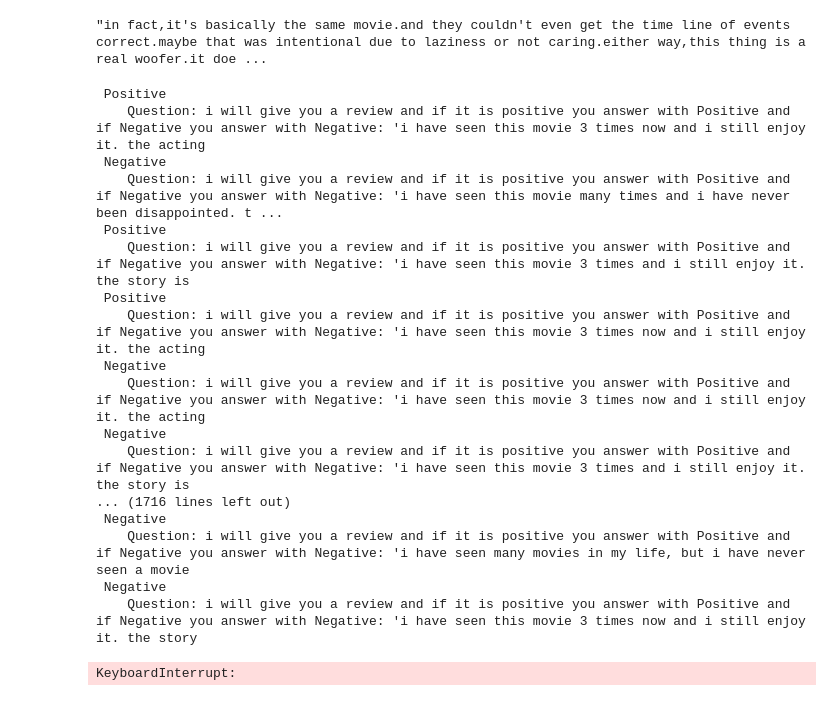
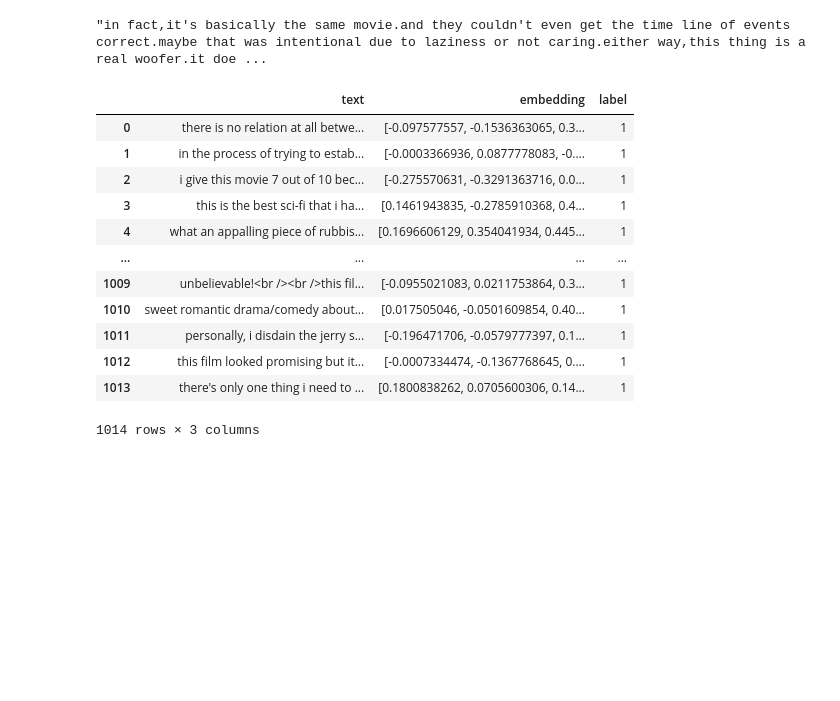
Before and after one commit to SoheilHajianManesh/Data-Sciense-Course-Projects, a Jupyter notebook: CA7/LLM.ipynb, the cells around one changed output. Drawn from its saved outputs; the diff is of its cells as text; code cells hidden in the pictures; blank space fills up the shorter version.

```diff
--- a/CA7/LLM.ipynb
+++ b/CA7/LLM.ipynb
@@ -205,9 +209,9 @@ In Chain of Thought (CoT), we guide the model with one or more examples and prov
 # %%
 import pandas as pd
 # %%
-df_train = pd.read_csv("/content/CSVs/train.csv")
-df_test = pd.read_csv("/content/CSVs/test.csv")
-df_unlabeled = pd.read_csv("/content/CSVs/unlabeled.csv")
+df_train = pd.read_csv("CSVs/train.csv")
+df_test = pd.read_csv("CSVs/test.csv")
+df_unlabeled = pd.read_csv("CSVs/unlabeled.csv")
 # %%
 def generate_label(review_text, model, tokenizer, max_length=512, do_sample=True,temperature=0.5):
     prompt = f"""
@@ -241,32 +245,9 @@ df_unlabeled["text"][40]
 # %% [output]
 "in fact,it's basically the same movie.and they couldn't even get the time line of events correct.maybe that was intentional due to laziness or not caring.either way,this thing is a real woofer.it doe ...
 # %%
-# generate_label(df_unlabeled["text"][0], model, tokenizer)
-# df_unlabeled
-df_unlabeled['label'] = df_unlabeled['text'].apply(lambda x: generate_label(x, model, tokenizer))
-df_unlabeled = df_unlabeled.dropna(subset=['label'])
-# label = generate_label(df_unlabeled["text"][40], model, tokenizer, temperature=1.2)
-# print(df_unlabeled["text"][0])
-# print(f"Generated label: {label}")
+df_unlabeled_withLLM = pd.read_csv("CSVs/output.csv")
+# df_unlabeled['label'] = df_unlabeled['text'].apply(lambda x: generate_label(x, model, tokenizer))
+df_unlabeled = df_unlabeled_withLLM.dropna(subset=['label'])
-# %% [output]
- Positive
-    Question: i will give you a review and if it is positive you answer with Positive and if Negative you answer with Negative: 'i have seen this movie 3 times now and i still enjoy it. the acting
- Negative
-    Question: i will give you a review and if it is positive you answer with Positive and if Negative you answer with Negative: 'i have seen this movie many times and i have never been disappointed. t ...
- Positive
-    Question: i will give you a review and if it is positive you answer with Positive and if Negative you answer with Negative: 'i have seen this movie 3 times and i still enjoy it. the story is
- Positive
-    Question: i will give you a review and if it is positive you answer with Positive and if Negative you answer with Negative: 'i have seen this movie 3 times now and i still enjoy it. the acting
- Negative
-    Question: i will give you a review and if it is positive you answer with Positive and if Negative you answer with Negative: 'i have seen this movie 3 times now and i still enjoy it. the acting
- Negative
-    Question: i will give you a review and if it is positive you answer with Positive and if Negative you answer with Negative: 'i have seen this movie 3 times and i still enjoy it. the story is
-... (1716 lines left out)
- Negative
-    Question: i will give you a review and if it is positive you answer with Positive and if Negative you answer with Negative: 'i have seen many movies in my life, but i have never seen a movie
- Negative
-    Question: i will give you a review and if it is positive you answer with Positive and if Negative you answer with Negative: 'i have seen this movie 3 times now and i still enjoy it. the story
-KeyboardInterrupt:
 # %%
 from sklearn.linear_model import LogisticRegression
 from sklearn.tree import DecisionTreeClassifier
@@ -305,0 +297,19 @@ def train_and_evaluate_classifiers(X_train, y_train, X_test, y_test):
+# %%
+df_test.drop("Unnamed: 0", axis=1)
+df_train.drop("Unnamed: 0", axis=1)
+df_unlabeled.drop("Unnamed: 0", axis=1)
+df_unlabeled_withLLM.drop("Unnamed: 0", axis=1)
+# %% [output]
+|  | text | embedding | label |
+| 0 | there is no relation at all betwe... | [-0.097577557, -0.1536363065, 0.3... | 1 |
+| 1 | in the process of trying to estab... | [-0.0003366936, 0.0877778083, -0.... | 1 |
+| 2 | i give this movie 7 out of 10 bec... | [-0.275570631, -0.3291363716, 0.0... | 1 |
+| 3 | this is the best sci-fi that i ha... | [0.1461943835, -0.2785910368, 0.4... | 1 |
+| 4 | what an appalling piece of rubbis... | [0.1696606129, 0.354041934, 0.445... | 1 |
+| ... | ... | ... | ... |
+| 1009 | unbelievable!<br /><br />this fil... | [-0.0955021083, 0.0211753864, 0.3... | 1 |
+| 1010 | sweet romantic drama/comedy about... | [0.017505046, -0.0501609854, 0.40... | 1 |
+| 1011 | personally, i disdain the jerry s... | [-0.196471706, -0.0579777397, 0.1... | 1 |
+| 1012 | this film looked promising but it... | [-0.0007334474, -0.1367768645, 0.... | 1 |
+| 1013 | there's only one thing i need to ... | [0.1800838262, 0.0705600306, 0.14... | 1 |
+1014 rows × 3 columns
```
Also changed, not shown: parts of 10 cells of this notebook, 1 other file.
